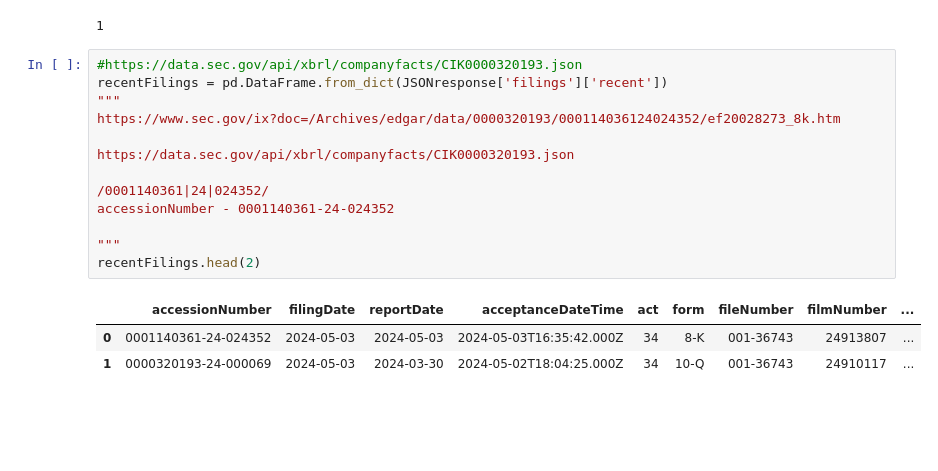
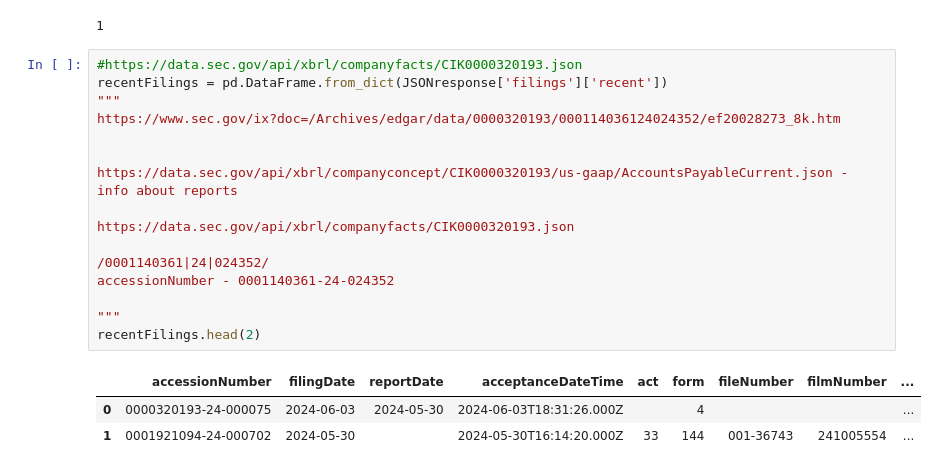
Before and after one commit to prosowiec/DeltaStock, a Jupyter notebook: SEC.ipynb, the cells around one changed output. Drawn from its saved outputs; the diff is of its cells as text; blank space fills up the shorter version.

```diff
--- a/SEC.ipynb
+++ b/SEC.ipynb
@@ -38,20 +37,23 @@ JSONresponse['insiderTransactionForIssuerExists']
 # %%
 #https://data.sec.gov/api/xbrl/companyfacts/CIK0000320193.json
 recentFilings = pd.DataFrame.from_dict(JSONresponse['filings']['recent'])
 """
 https://www.sec.gov/ix?doc=/Archives/edgar/data/0000320193/000114036124024352/ef20028273_8k.htm
+
+
+https://data.sec.gov/api/xbrl/companyconcept/CIK0000320193/us-gaap/AccountsPayableCurrent.json - info about reports
 
 https://data.sec.gov/api/xbrl/companyfacts/CIK0000320193.json
 
 /0001140361|24|024352/
 accessionNumber - 0001140361-24-024352
 
 """
 recentFilings.head(2)
 # %% [output]
 |  | accessionNumber | filingDate | reportDate | acceptanceDateTime | act | form | fileNumber | filmNumber | ... |
-| 0 | 0001140361-24-024352 | 2024-05-03 | 2024-05-03 | 2024-05-03T16:35:42.000Z | 34 | 8-K | 001-36743 | 24913807 | ... |
-| 1 | 0000320193-24-000069 | 2024-05-03 | 2024-03-30 | 2024-05-02T18:04:25.000Z | 34 | 10-Q | 001-36743 | 24910117 | ... |
+| 0 | 0000320193-24-000075 | 2024-06-03 | 2024-05-30 | 2024-06-03T18:31:26.000Z |  | 4 |  |  | ... |
+| 1 | 0001921094-24-000702 | 2024-05-30 |  | 2024-05-30T16:14:20.000Z | 33 | 144 | 001-36743 | 241005554 | ... |
 # %%
 recentFilings['accessionNumberCLEAN'] = recentFilings['accessionNumber'].apply(lambda x: x.replace('-', ''))
 recentFilings['fileURL'] = 'https://www.sec.gov/Archives/edgar/data/' + selectedCik + "/" + \
```
Also changed, not shown: parts of 10 cells of this notebook, 3 other files.
